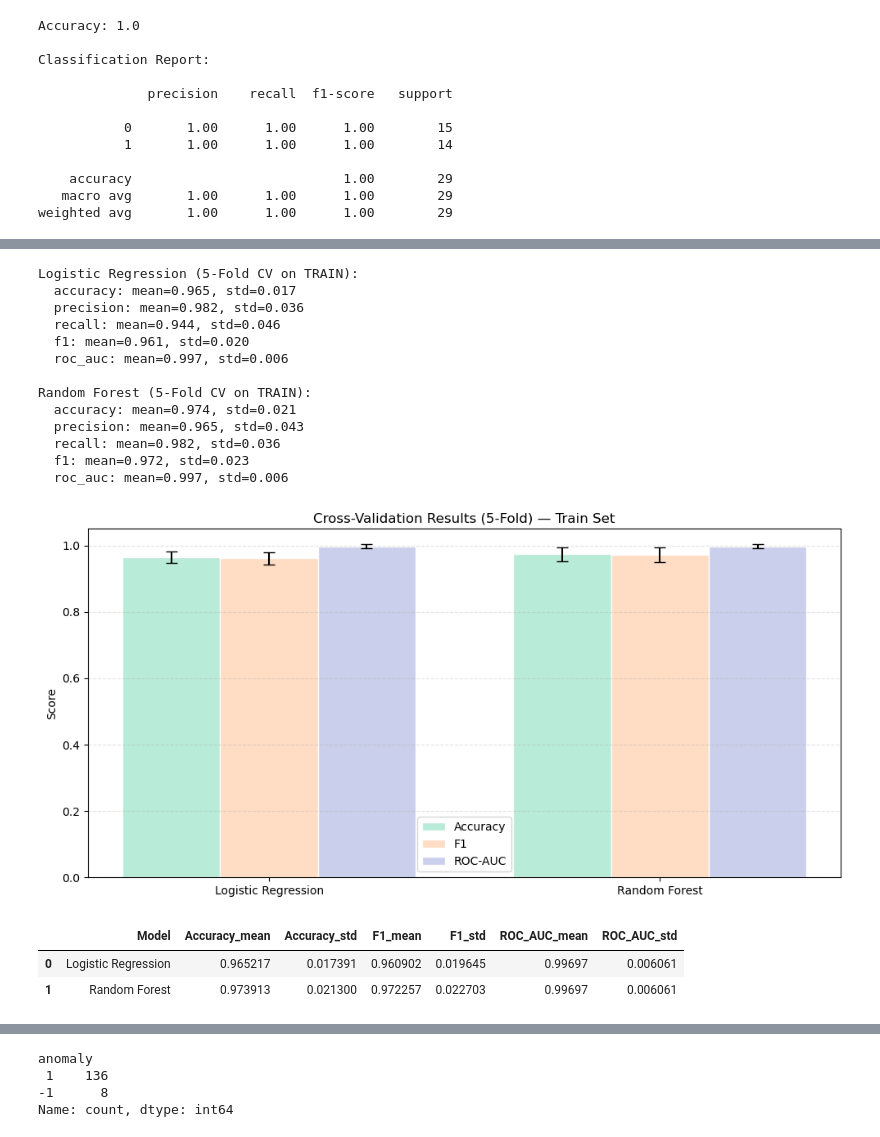
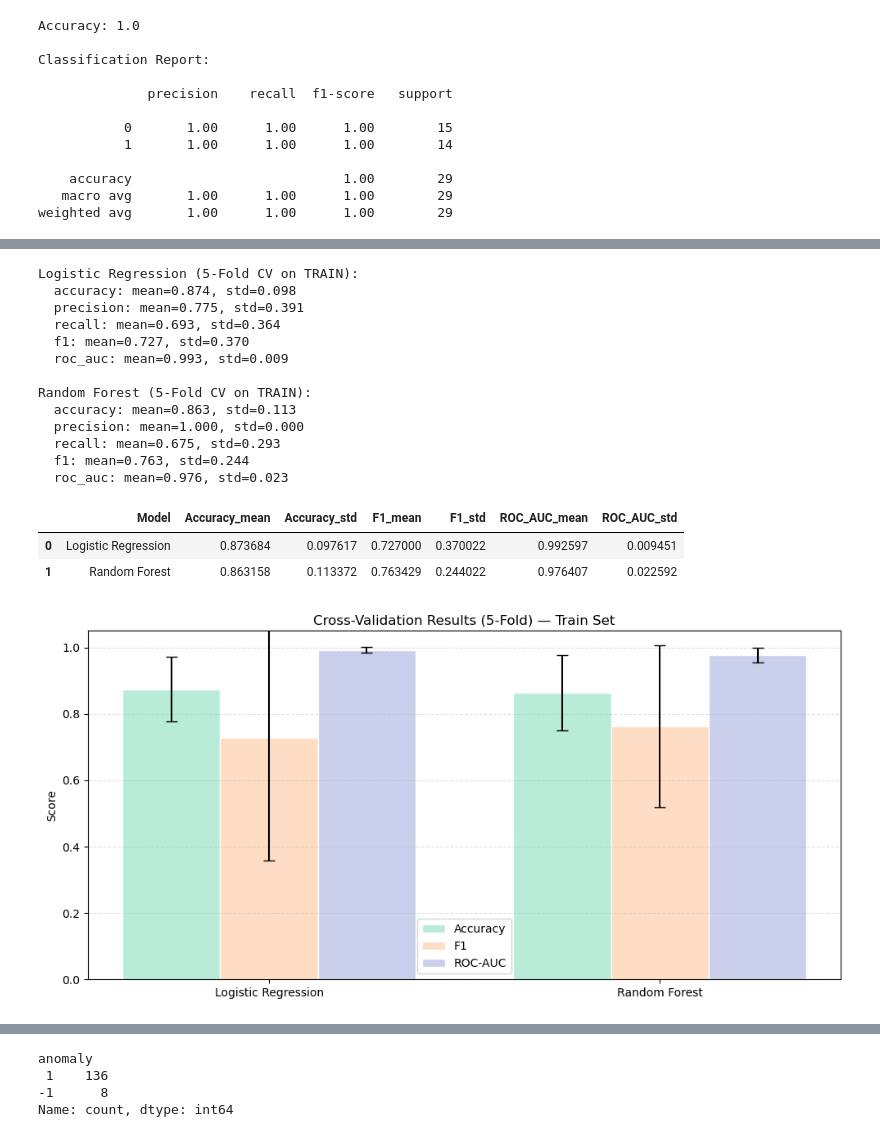
Before and after one commit to mor2800/ML-Project, a Jupyter notebook: data/ml projectt.ipynb, the cells around one changed output, grey strips where cells are left out. Cells and saved outputs as stored; diff of their text form; code cells hidden in the pictures.

```diff
--- a/data/ml projectt.ipynb
+++ b/data/ml projectt.ipynb
@@ -471,2 +409,4 @@ plt.show()
 [figure]
+# %%
+preprocessor_t = make_preprocessor(X_train_t)
 # %%
@@ -720,16 +645,16 @@ plt.show()
 # %%
-
 knn_time = Pipeline(
     steps=[
-        ("preprocessor", preprocessor),
+        ("preprocessor", preprocessor_t),
         ("classifier", KNeighborsClassifier(n_neighbors=5))
     ]
 )
 
 knn_time.fit(X_train_t, y_train_t)
-y_pred_knn = knn_time.predict(X_test_t)
 
-print("Accuracy (kNN, time split):", accuracy_score(y_test_t, y_pred_knn))
+y_pred_knn_time = knn_time.predict(X_test_t)
+
+print("Accuracy (kNN, Time-Based Split):", accuracy_score(y_test_t, y_pred_knn_time))
 print("\nClassification Report (kNN):\n")
-print(classification_report(y_test_t, y_pred_knn))
+print(classification_report(y_test_t, y_pred_knn_time))
 # %% [output]
@@ -748,16 +673,17 @@ weighted avg       1.00      1.00      1.00        29
 # %%
-
 gb_time = Pipeline(
     steps=[
-        ("preprocessor", preprocessor),
+        ("preprocessor", preprocessor_t),
         ("classifier", GradientBoostingClassifier(random_state=42))
     ]
 )
 
+
 gb_time.fit(X_train_t, y_train_t)
-y_pred_gb = gb_time.predict(X_test_t)
 
-print("Accuracy (Gradient Boosting, time split):", accuracy_score(y_test_t, y_pred_gb))
+y_pred_gb_time = gb_time.predict(X_test_t)
+
+print("Accuracy (Gradient Boosting, Time-Based Split):", accuracy_score(y_test_t, y_pred_gb_time))
 print("\nClassification Report (Gradient Boosting):\n")
-print(classification_report(y_test_t, y_pred_gb))
+print(classification_report(y_test_t, y_pred_gb_time))
 # %% [output]
@@ -776,6 +748,5 @@ weighted avg       1.00      1.00      1.00        29
 # %%
-
-cv = StratifiedKFold(n_splits=5, shuffle=True, random_state=42)
+cv = TimeSeriesSplit(n_splits=5)
 
 scoring = {
     "accuracy": "accuracy",
@@ -785,12 +756,11 @@ scoring = {
     "roc_auc": "roc_auc"
 }
 
-# Cross-validation on TRAIN only (time-based train set)
-cv_results_log = cross_validate(
+cv_results_log_time = cross_validate(
     logreg_time, X_train_t, y_train_t, cv=cv, scoring=scoring
 )
 
-cv_results_rf = cross_validate(
+cv_results_rf_time = cross_validate(
     rf_time, X_train_t, y_train_t, cv=cv, scoring=scoring
 )
 
@@ -800,24 +770,23 @@ def summarize_cv(name, res):
         scores = res[f"test_{k}"]
         print(f"  {k}: mean={scores.mean():.3f}, std={scores.std():.3f}")
 
-summarize_cv("Logistic Regression", cv_results_log)
-summarize_cv("Random Forest", cv_results_rf)
+summarize_cv("Logistic Regression", cv_results_log_time)
+summarize_cv("Random Forest", cv_results_rf_time)
 # %% [output]
 Logistic Regression (5-Fold CV on TRAIN):
-  accuracy: mean=0.965, std=0.017
-  precision: mean=0.982, std=0.036
-  recall: mean=0.944, std=0.046
-  f1: mean=0.961, std=0.020
-  roc_auc: mean=0.997, std=0.006
+  accuracy: mean=0.874, std=0.098
+  precision: mean=0.775, std=0.391
+  recall: mean=0.693, std=0.364
+  f1: mean=0.727, std=0.370
+  roc_auc: mean=0.993, std=0.009
 
 Random Forest (5-Fold CV on TRAIN):
-  accuracy: mean=0.974, std=0.021
-  precision: mean=0.965, std=0.043
-  recall: mean=0.982, std=0.036
-  f1: mean=0.972, std=0.023
-  roc_auc: mean=0.997, std=0.006
+  accuracy: mean=0.863, std=0.113
+  precision: mean=1.000, std=0.000
+  recall: mean=0.675, std=0.293
+  f1: mean=0.763, std=0.244
+  roc_auc: mean=0.976, std=0.023
 # %%
-# --- Build summary table from cross_validate outputs ---
 def cv_to_row(name, res):
     return {
         "Model": name,
@@ -830,9 +799,11 @@ def cv_to_row(name, res):
     }
 
 summary = pd.DataFrame([
-    cv_to_row("Logistic Regression", cv_results_log),
-    cv_to_row("Random Forest", cv_results_rf)
+    cv_to_row("Logistic Regression", cv_results_log_time),
+    cv_to_row("Random Forest", cv_results_rf_time)
 ])
+
+display(summary)
 
 metrics = [
     ("Accuracy", "Accuracy_mean", "Accuracy_std", "#B5EAD7"),
@@ -840,37 +811,35 @@ metrics = [
     ("ROC-AUC",  "ROC_AUC_mean",  "ROC_AUC_std",  "#C7CEEA"),
 ]
 
 x = np.arange(len(summary["Model"]))
 bar_width = 0.25
 
 plt.figure(figsize=(10, 5))
 
 for i, (label, mean_col, std_col, color) in enumerate(metrics):
     plt.bar(
         x + i * bar_width,
         summary[mean_col],
         yerr=summary[std_col],
         width=bar_width,
         color=color,
         edgecolor="white",
         capsize=5,
         alpha=0.95,
         label=label
     )
 
 plt.xticks(x + bar_width, summary["Model"], rotation=0)
 plt.ylim(0, 1.05)
 plt.title("Cross-Validation Results (5-Fold) — Train Set")
 plt.ylabel("Score")
 plt.grid(axis="y", linestyle="--", alpha=0.35)
 plt.legend()
 plt.tight_layout()
 plt.show()
-
-summary
 # %% [output]
+|  | Model | Accuracy_mean | Accuracy_std | F1_mean | F1_std | ROC_AUC_mean | ROC_AUC_std |
+| 0 | Logistic Regression | 0.873684 | 0.097617 | 0.727000 | 0.370022 | 0.992597 | 0.009451 |
+| 1 | Random Forest | 0.863158 | 0.113372 | 0.763429 | 0.244022 | 0.976407 | 0.022592 |
-[figure, old version]
+[figure, new version]
-|  | Model | Accuracy_mean | Accuracy_std | F1_mean | F1_std | ROC_AUC_mean | ROC_AUC_std |
-| 0 | Logistic Regression | 0.965217 | 0.017391 | 0.960902 | 0.019645 | 0.99697 | 0.006061 |
-| 1 | Random Forest | 0.973913 | 0.021300 | 0.972257 | 0.022703 | 0.99697 | 0.006061 |
 # %%
```
Also changed, not shown: parts of 40 cells of this notebook.
